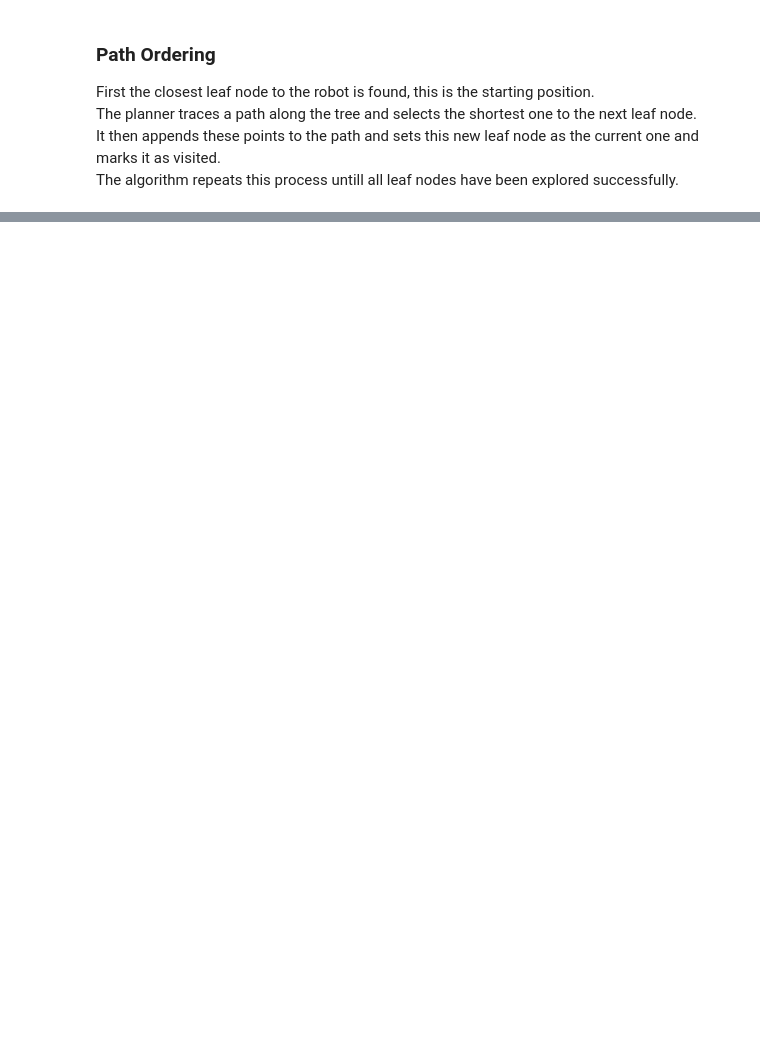
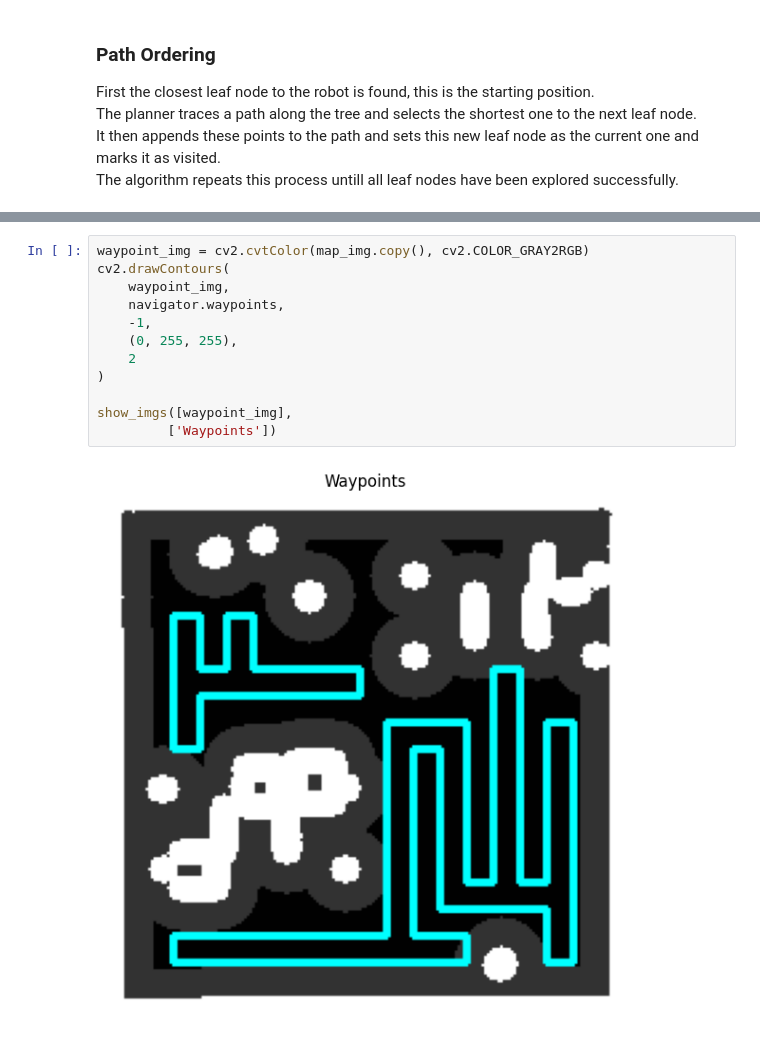
Before and after one commit to machine0herald/Mirte_Lab_Clean, a Jupyter notebook: mirte_lc_nav2/mirte_lc_nav2/test_nav.ipynb, the cells around one changed output, grey strips where cells are left out. Cells and saved outputs as stored; diff of their text form; blank space fills up the shorter version.

```diff
--- a/mirte_lc_nav2/mirte_lc_nav2/test_nav.ipynb
+++ b/mirte_lc_nav2/mirte_lc_nav2/test_nav.ipynb
@@ -367,0 +410,14 @@ found 9 leaf nodes
+# %%
+waypoint_img = cv2.cvtColor(map_img.copy(), cv2.COLOR_GRAY2RGB)
+cv2.drawContours(
+    waypoint_img,
+    navigator.waypoints,
+    -1,
+    (0, 255, 255),
+    2
+)
+
+show_imgs([waypoint_img],
+         ['Waypoints'])
+# %% [output]
+[figure, added]
```
Also changed, not shown: parts of 11 cells of this notebook, 7 other files.
